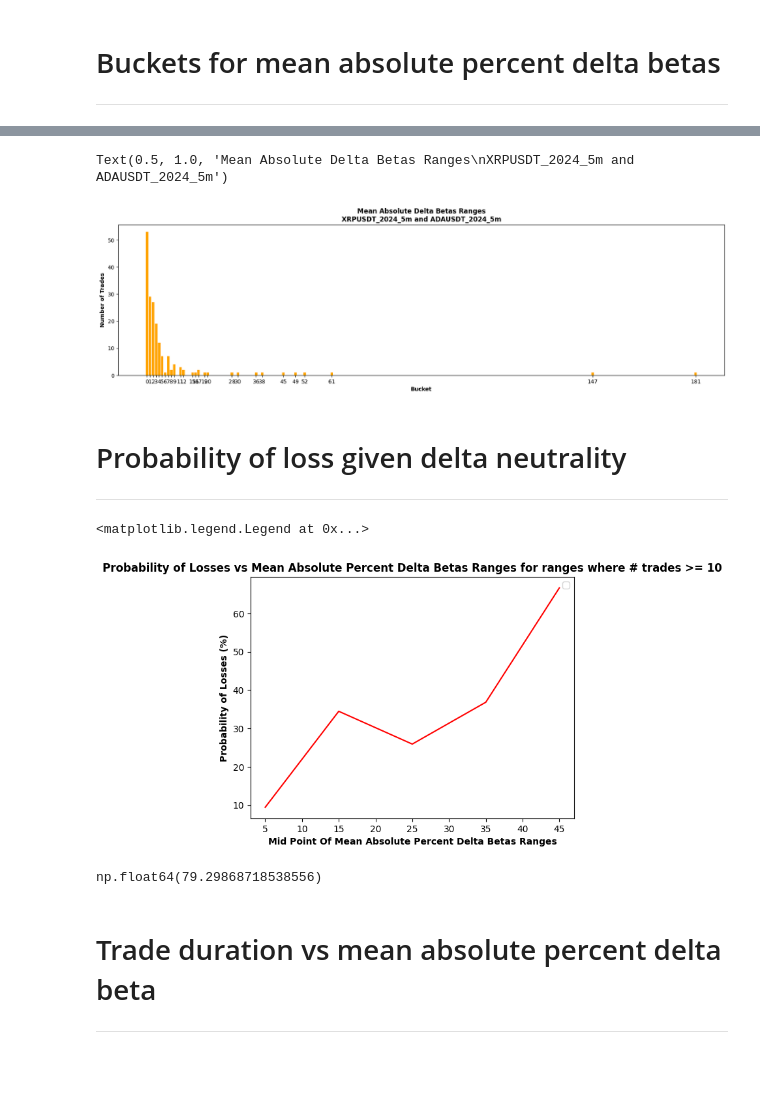
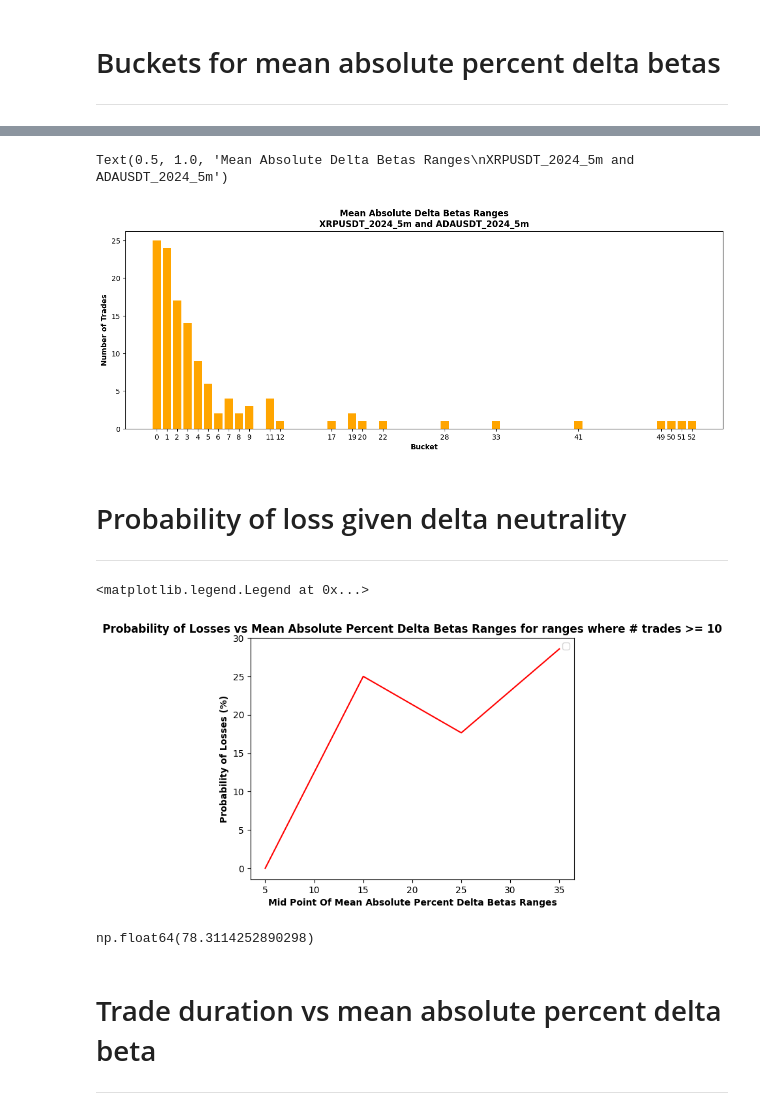
Before and after one commit to alexandrosdp/PairsTrading, a Jupyter notebook: leg_reversion.ipynb, the cells around one changed output, grey strips where cells are left out. Cells and saved outputs as stored; diff of their text form; code cells hidden in the pictures; blank space fills up the shorter version.

```diff
--- a/leg_reversion.ipynb
+++ b/leg_reversion.ipynb
@@ -59,7 +63,7 @@ prices = prices[['XRPUSDT_2024_5m', 'ADAUSDT_2024_5m']]
 # %%
 #Params:
 window_size = 288 # It seems like as this increases, the percent absolute delta beta error decreases!
-entry_threshold= 2.5 #3 was prev
+entry_threshold= 3 #3 was prev
 exit_threshold= 0
 stop_loss_threshold = 100
 # %% [markdown]
@@ -89,7 +93,7 @@ Win rate: 1.00
 # %%
 initial_capital = 10_000.0
 #tx_cost= 0.00031 #0.031% transaction cost
-tx_cost= 0.00025 #0.025% transaction cost #Binance level 5 Maker Cost
+tx_cost= 0.000 #0.025% transaction cost #Binance level 5 Maker Cost
 
 trade_profits, net_trade_profits_S1, net_trade_profits_S2,cumulative_profit_series, entry_times, exit_times = simulate_strategy_trade_pnl(trade_entries, trade_exits, initial_capital, beta_series, tx_cost)
 # %% [output]
@@ -475,39 +471,39 @@ buckets = ranges_df['Bucket']
 number_of_trades = ranges_df['Number of Trades']
 
 #Create a bar plot of the number of trades in each bucket
-plt.figure(figsize=(20, 5))
+plt.figure(figsize=(15, 5))
 plt.bar(buckets, number_of_trades, color = 'orange')
 plt.xticks(buckets)
 plt.xlabel('Bucket', fontweight = 'bold')
 plt.ylabel('Number of Trades', fontweight = 'bold')
 plt.title(f'Mean Absolute Delta Betas Ranges\n{sym1} and {sym2}', fontweight = 'bold')
 
 
 # #Filter mean_absolute_percent_delta_betas_ranges_counts to only include the ranges that have counts
 # mean_absolute_percent_delta_betas_ranges_counts = [count for count in mean_absolute_percent_delta_betas_ranges_counts if count > 0]
 # #Filter ranges to only include the ranges that have counts
 # ranges = [range_ for count, range_ in zip(mean_absolute_percent_delta_betas_ranges_counts, ranges) if count > 0]
 
 
 # plt.figure(figsize=(35, 5))
 # #Plot the ranges
 # plt.bar(range(len(ranges)), mean_absolute_percent_delta_betas_ranges_counts)
 # plt.xticks(range(len(ranges)))
 # #plt.xticks(range(len(ranges)), [f"{ranges[i][0]} - {ranges[i][1]}" for i in range(len(ranges))])
 # plt.xlabel('Bucket')
 # plt.ylabel('Number of Trades')
 # plt.title(f'Mean Absolute Delta Betas Ranges\n{sym1} and {sym2}')
 # plt.axhline(0, color = 'red')
 # plt.axvline(0.05)
 
 # #Save the plot to the results folder for this pair. Create the folder if it doesn't exist.
 # if not os.path.exists(f"results/{sym1}_{sym2}"):
 #     os.makedirs(f"results/{sym1}_{sym2}")
 # #Save the plot
 # plt.savefig(f"results/{sym1}_{sym2}/Mean_Absolute__Percent_Delta_Beta_Ranges.png", dpi=300)
 # %% [output]
 Text(0.5, 1.0, 'Mean Absolute Delta Betas Ranges\nXRPUSDT_2024_5m and ADAUSDT_2024_5m')
-[figure, old version]
+[figure, new version]
 # %% [markdown]
 # Probability of loss given delta neutrality
 ---
@@ -543,11 +539,11 @@ plt.legend()
 # plt.savefig(f"results/{sym1}_{sym2}/Probability_of_Losses_Vs_Mean_Absolute_Delta_Betas_Ranges.png", dpi=300)
 # %% [output]
 <matplotlib.legend.Legend at 0x...>
-[figure, old version]
+[figure, new version]
 # %%
 np.mean(mean_absolute_percent_delta_betas)
 # %% [output]
-np.float64(79.29868718538556)
+np.float64(78.3114252890298)
 # %% [markdown]
 # Trade duration vs mean absolute percent delta beta
 ---
```
Also changed, not shown: parts of 16 cells of this notebook, 21 other files.
